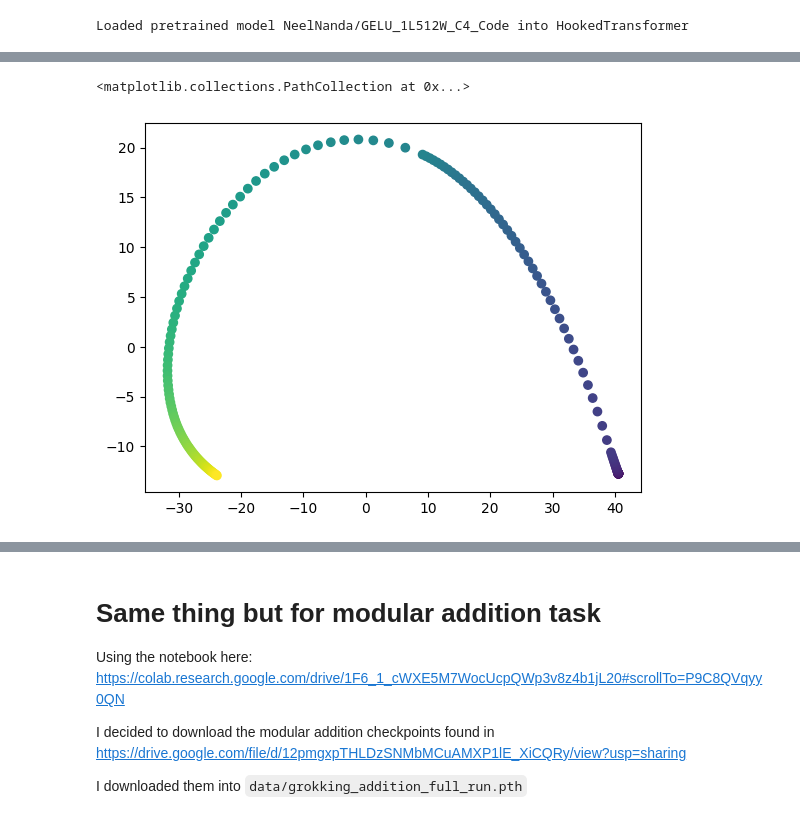
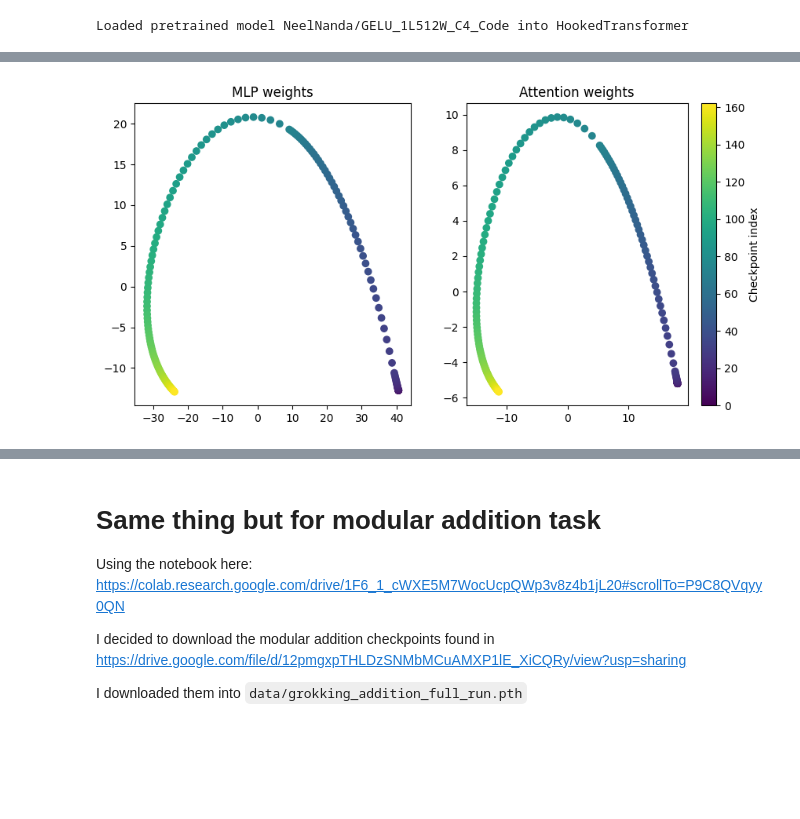
Before and after one commit to pchlenski/mats-app, a Jupyter notebook: mats_notebook.ipynb, the cells around one changed output, grey strips where cells are left out. Saved outputs shown, nothing was run; the diff lists cells and outputs as text; code cells hidden in the pictures; blank space fills up the shorter version.

```diff
--- a/mats_notebook.ipynb
+++ b/mats_notebook.ipynb
@@ -120,16 +122,32 @@ else:
 # %%
 # Basic PCA on the MLP weights:
 from sklearn.decomposition import PCA
 
 # Plot PCA for flattened weights
 all_flattened_mlp_weights = np.array([mlp_weights_dict[i].flatten() for i in range(163)])
 all_flattened_mlp_weights_pca = PCA(n_components=2).fit_transform(all_flattened_mlp_weights)
 
-plt.scatter(
+# Plot PCA for attention weights
+all_flattened_att_weights = np.array([att_weights_dict[i].flatten() for i in range(163)])
+all_flattened_att_weights_pca = PCA(n_components=2).fit_transform(all_flattened_att_weights)
+
+# Actually make subplots
+fig, (ax1, ax2) = plt.subplots(1, 2, figsize=(10, 5))
+ax1.scatter(
     all_flattened_mlp_weights_pca[:, 0],
     all_flattened_mlp_weights_pca[:, 1],
     c=np.arange(len(all_flattened_mlp_weights_pca)),
 )
+ax2.scatter(
+    all_flattened_att_weights_pca[:, 0],
+    all_flattened_att_weights_pca[:, 1],
+    c=np.arange(len(all_flattened_att_weights_pca)),
+)
+ax1.set_title("MLP weights")
+ax2.set_title("Attention weights")
+
+# Color bar
+fig.colorbar(ax2.collections[0], ax=ax2, label="Checkpoint index")  # Only need one
+plt.show()
 # %% [output]
-<matplotlib.collections.PathCollection at 0x...>
-[figure, old version]
+[figure, new version]
```
Also changed, not shown: parts of 14 cells of this notebook.
